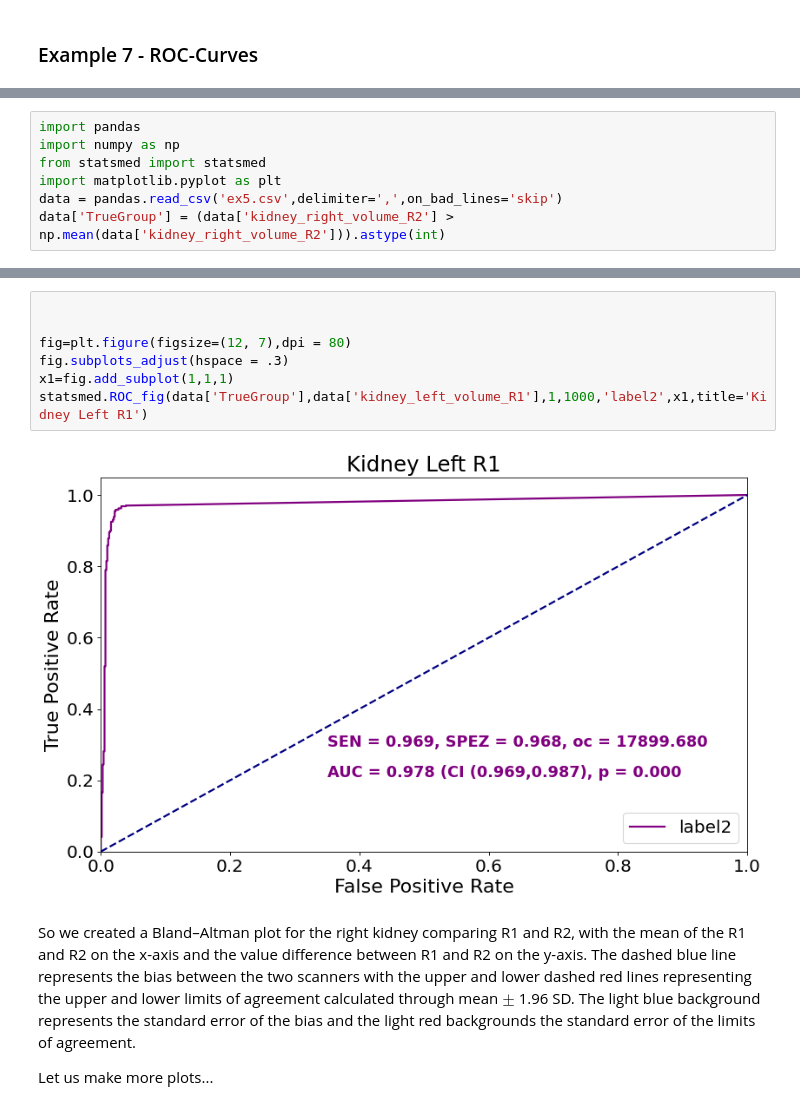
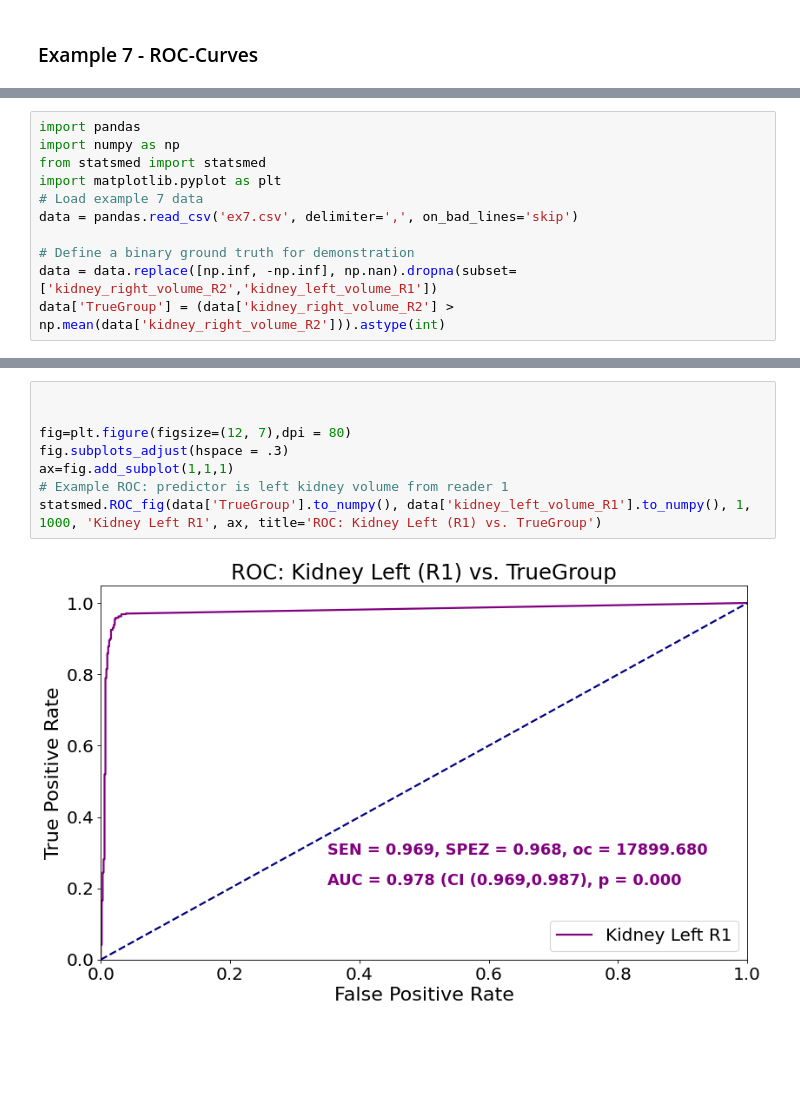
Before and after one commit to segemart/statsmed, a Jupyter notebook: examples/example7/ROC-Curves.ipynb, the cells around one changed output, grey strips where cells are left out. Drawn from its saved outputs; the diff is of its cells as text; blank space fills up the shorter version.

```diff
--- a/examples/example7/ROC-Curves.ipynb
+++ b/examples/example7/ROC-Curves.ipynb
@@ -18,5 +12,9 @@ import pandas
 import numpy as np
 from statsmed import statsmed
 import matplotlib.pyplot as plt
-data = pandas.read_csv('ex5.csv',delimiter=',',on_bad_lines='skip')
+# Load example 7 data
+data = pandas.read_csv('ex7.csv', delimiter=',', on_bad_lines='skip')
+
+# Define a binary ground truth for demonstration
+data = data.replace([np.inf, -np.inf], np.nan).dropna(subset=['kidney_right_volume_R2','kidney_left_volume_R1'])
 data['TrueGroup'] = (data['kidney_right_volume_R2'] > np.mean(data['kidney_right_volume_R2'])).astype(int)
@@ -23,13 +23,10 @@ data['TrueGroup'] = (data['kidney_right_volume_R2'] > np.mean(data['kidney_right
 # %%
 
 
 fig=plt.figure(figsize=(12, 7),dpi = 80)
 fig.subplots_adjust(hspace = .3)
-x1=fig.add_subplot(1,1,1)
-statsmed.ROC_fig(data['TrueGroup'],data['kidney_left_volume_R1'],1,1000,'label2',x1,title='Kidney Left R1')
+ax=fig.add_subplot(1,1,1)
+# Example ROC: predictor is left kidney volume from reader 1
+statsmed.ROC_fig(data['TrueGroup'].to_numpy(), data['kidney_left_volume_R1'].to_numpy(), 1, 1000, 'Kidney Left R1', ax, title='ROC: Kidney Left (R1) vs. TrueGroup')
 # %% [output]
-[figure, old version]
+[figure, new version]
-# %% [markdown]
-So we created a Bland–Altman plot for the right kidney comparing R1 and R2, with the mean of the R1 and R2 on the x-axis and the value difference between R1 and R2 on the y-axis. The dashed blue line represents the bias between the two scanners with the upper and lower dashed red lines representing the upper and lower limits of agreement calculated through mean $\pm$ 1.96 SD. The light blue background represents the standard error of the bias and the light red backgrounds the standard error of the limits of agreement.
-
-Let us make more plots...
```
Also changed, not shown: parts of 6 cells of this notebook, 9 other files.
